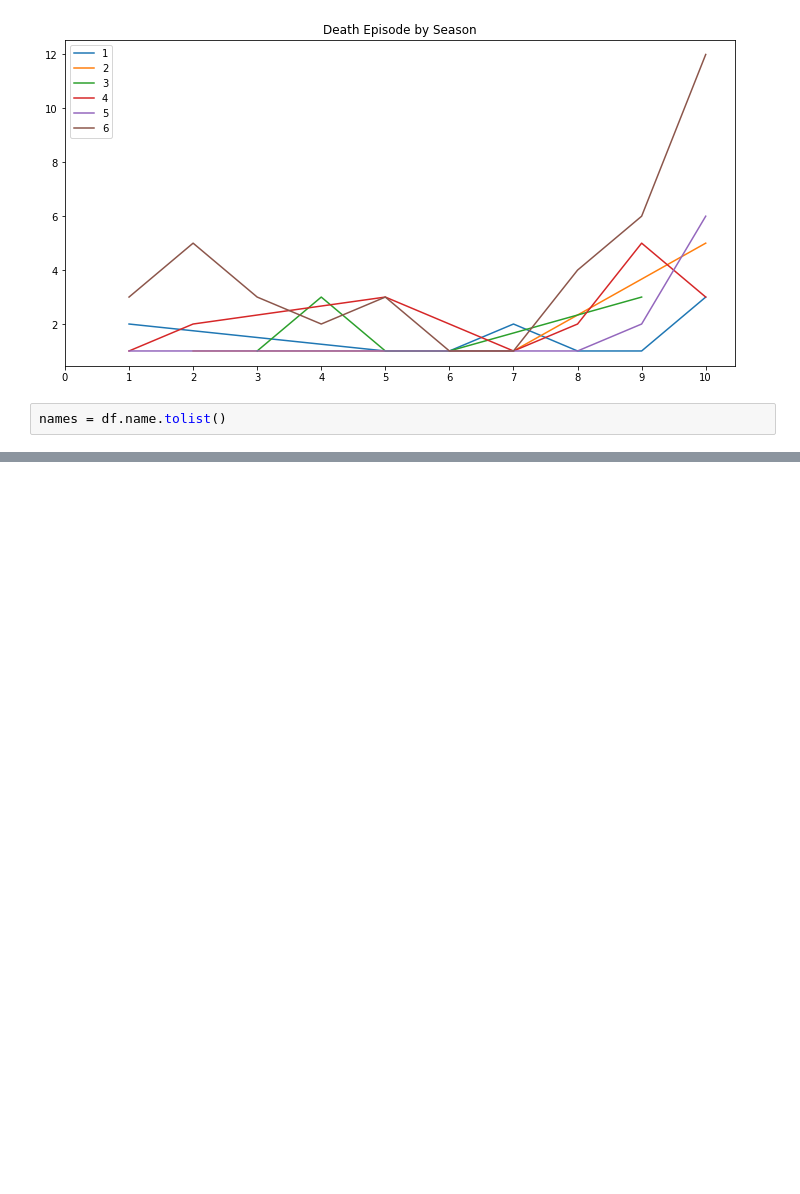
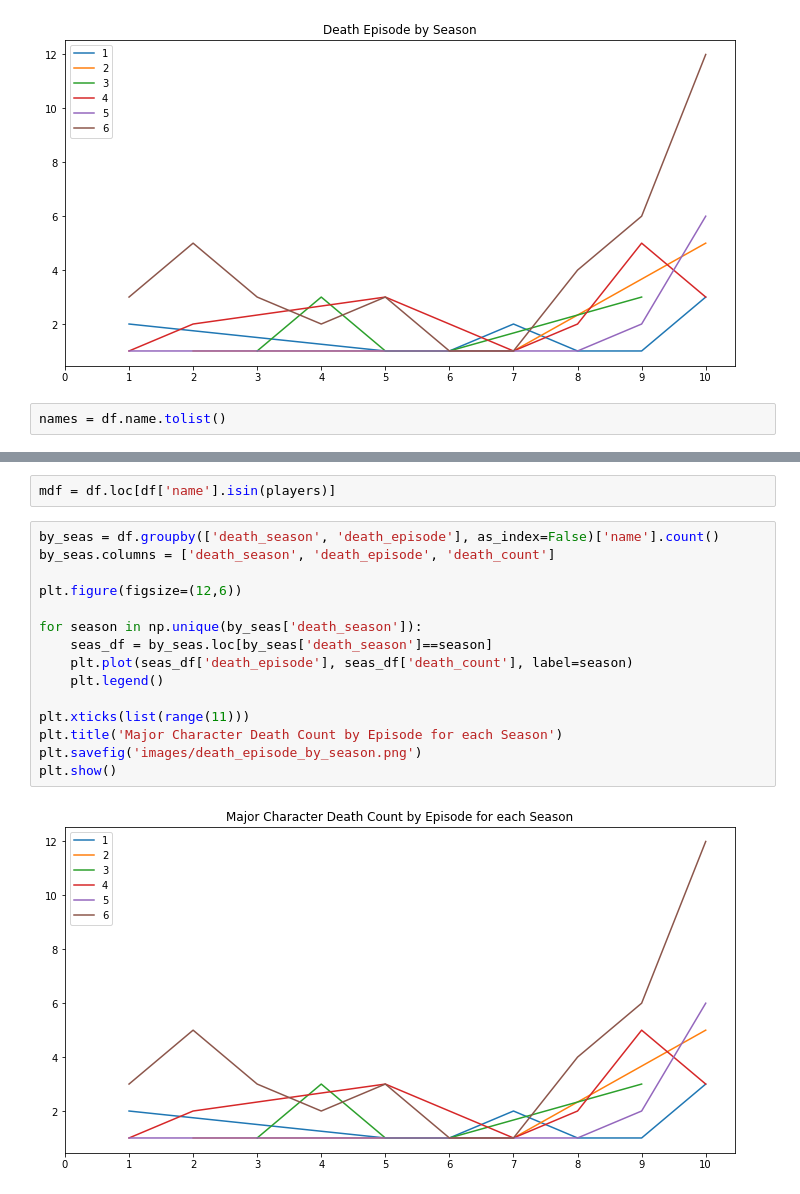
Before and after one commit to brent-lemieux/got, a Jupyter notebook: got_analysis.ipynb, the cells around one changed output, grey strips where cells are left out. Cells and saved outputs as stored; diff of their text form; blank space fills up the shorter version.

Commit message:
updated for major players

```diff
--- a/got_analysis.ipynb
+++ b/got_analysis.ipynb
@@ -171,0 +176,19 @@ pickle.dump(players, open('players.pkl', 'wb'))
+# %%
+mdf = df.loc[df['name'].isin(players)]
+# %%
+by_seas = df.groupby(['death_season', 'death_episode'], as_index=False)['name'].count()
+by_seas.columns = ['death_season', 'death_episode', 'death_count']
+
+plt.figure(figsize=(12,6))
+
+for season in np.unique(by_seas['death_season']):
+    seas_df = by_seas.loc[by_seas['death_season']==season]
+    plt.plot(seas_df['death_episode'], seas_df['death_count'], label=season)
+    plt.legend()
+
+plt.xticks(list(range(11)))
+plt.title('Major Character Death Count by Episode for each Season')
+plt.savefig('images/death_episode_by_season.png')
+plt.show()
+# %% [output]
+[figure, added]
```
Also changed, not shown: parts of 4 cells of this notebook, 1 other file.
